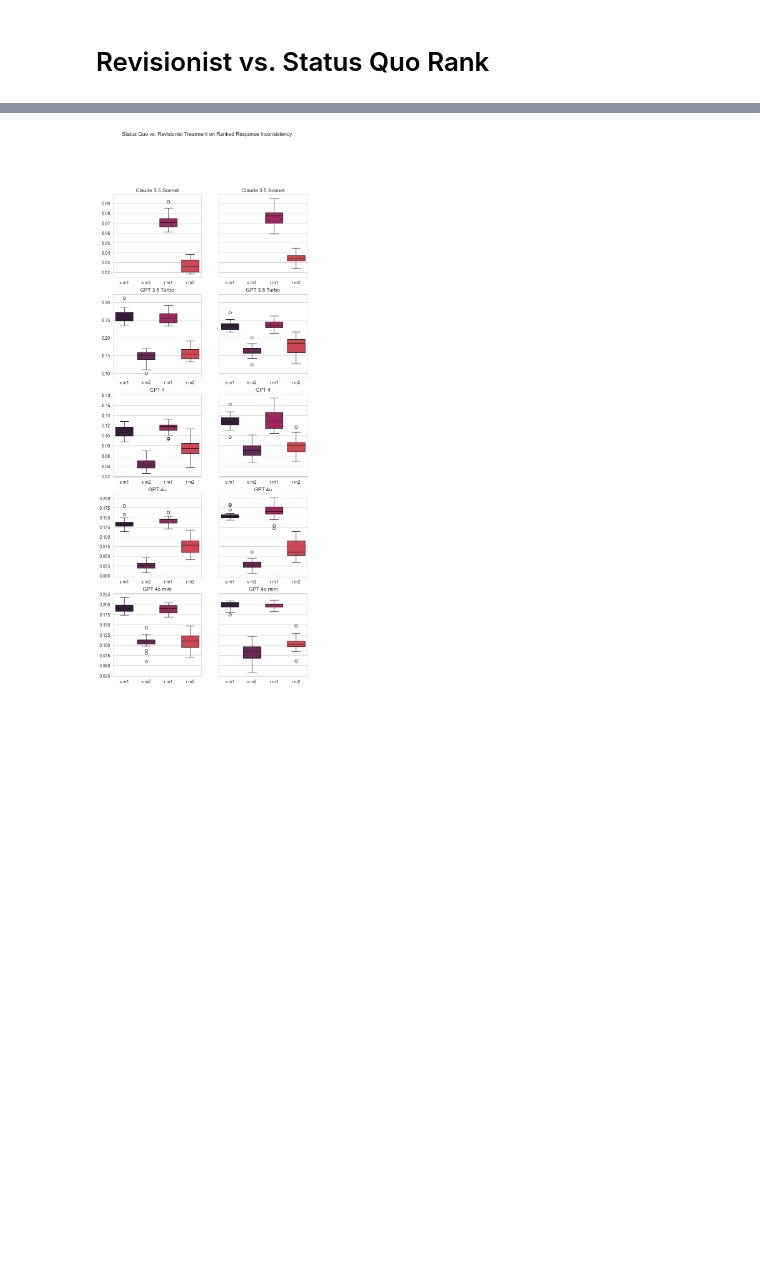
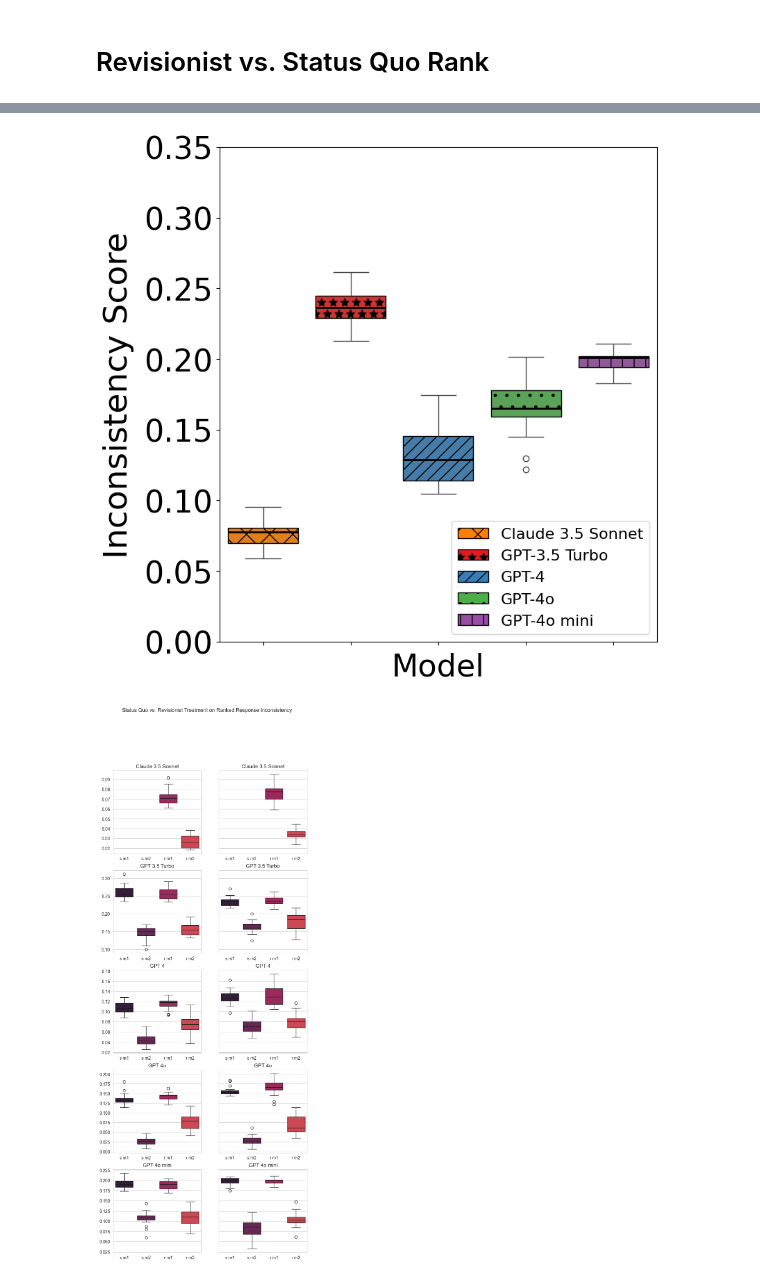
Before and after one commit to aashrivastava/LLMWargamingInconsistency, a Jupyter notebook: notebooks/EVALS.ipynb, the cells around one changed output, grey strips where cells are left out. Saved outputs shown, nothing was run; the diff lists cells and outputs as text; code cells hidden in the pictures; blank space fills up the shorter version.

```diff
--- a/notebooks/EVALS.ipynb
+++ b/notebooks/EVALS.ipynb
@@ -1408,3 +1466,49 @@ gpt4omini_r_true = get_means_rank('/Users/aryanshrivastava/Desktop/LLMWargamingC
+# %%
+### EXP
+
+fig = plt.figure(figsize=(8, 8))
+gs = gridspec.GridSpec(1,1)
+
+ax = fig.add_subplot(gs[0])
+# ax2 = fig.add_subplot(gs[1], sharey=ax)
+hatches = ['x', '*', '//', '.', '|']
+legend_handles2 = [
+    Patch(facecolor='#ff7f00', edgecolor='black', hatch=hatches[0], label='Claude 3.5 Sonnet'),
+    Patch(facecolor='#e41a1c', edgecolor='black', hatch=hatches[1], label='GPT-3.5 Turbo'),
+    Patch(facecolor='#377eb8', edgecolor='black', hatch=hatches[2], label='GPT-4'),
+    Patch(facecolor='#4daf4a', edgecolor='black', hatch=hatches[3], label='GPT-4o'),
+    Patch(facecolor='#984ea3', edgecolor='black', hatch=hatches[4], label='GPT-4o mini')
+]
+
+### FIRST EXP
+y = sns.boxplot([claude_r_true[0], gpt35_r_true[0], gpt4_r_true[0], gpt4o_r_true[0], gpt4omini_r_true[0]], palette=colors, ax=ax)
+
+# Apply hatches to the boxes
+for i, box in enumerate(y.patches):
+    box.set_hatch(hatches[i % len(hatches)])  # Cycle through the hatches
+    box.set_edgecolor('black')
+    box.set_linewidth(1)
+
+for i, line in enumerate(ax.lines[4:4*len(data):6]):  # Median lines appear every 6th element starting at index 4
+    line.set_color('black')  # Set the color
+    line.set_linestyle('-')
+    line.set_linewidth(2)  # Optionally adjust line width
+
+ax.set_ylim((0, 0.35))
+ax.set_ylabel('Inconsistency Score', fontsize=34, labelpad=10)
+ax.set_xticks(range(5))
+ax.set_xticklabels([''] * 5)
+ax.set_xlabel('Model', fontsize=32)
+ax.tick_params(axis='both', labelsize=32)
+ax.tick_params(axis='y', labelleft=True)
+ax.legend(handles=legend_handles2, fontsize=16, loc='lower right')
+
+plt.tight_layout()
+plt.savefig('main_results_rank.pdf', bbox_inches='tight', dpi=fig.dpi)
+
+plt.show()
+# %% [output]
+[figure, added]
 # %%
 fig, axs = plt.subplots(5, 2, figsize=(8, 20), sharey='row')
 fig.suptitle('Status Quo vs. Revisionist Treatment on Ranked Response Inconsistency')
```
Also changed, not shown: parts of 7 cells of this notebook, 13 other files.
